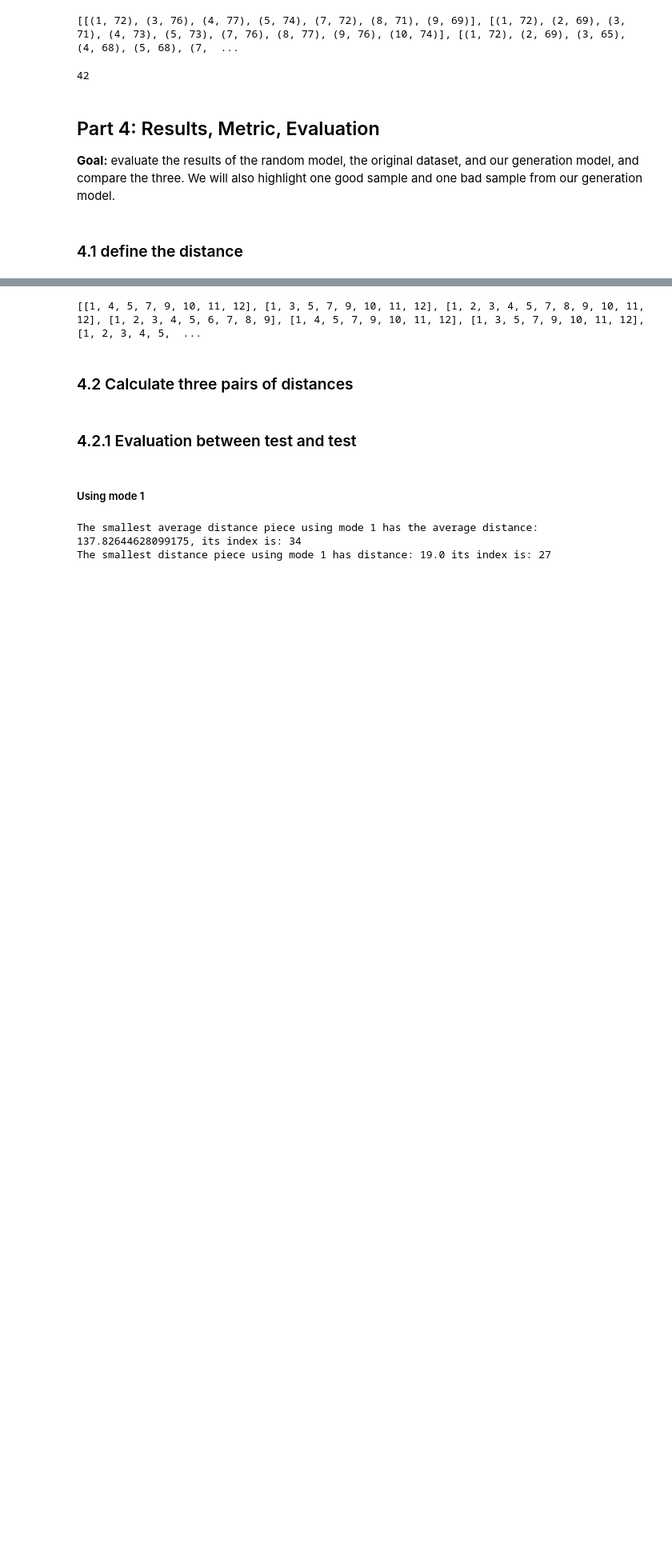
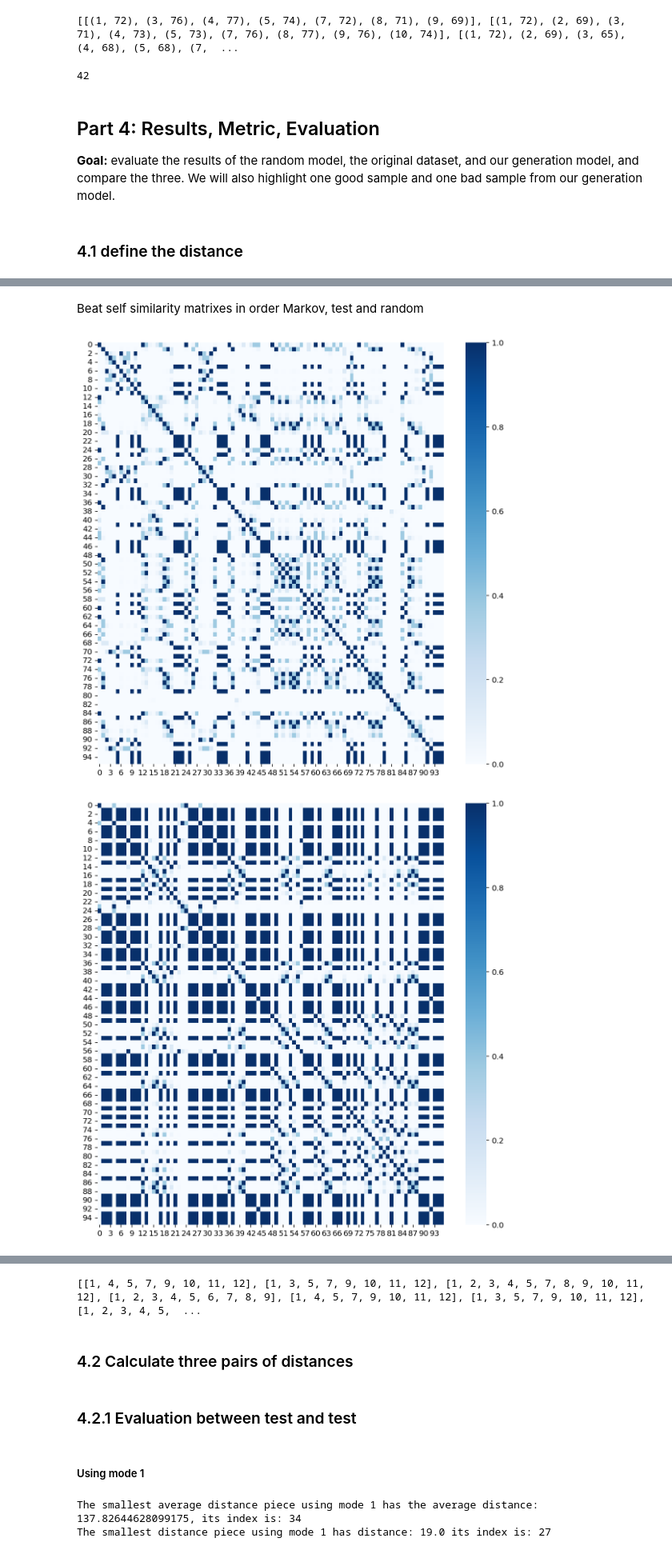
Before and after one commit to zwierski/dh-401-piece-generation-group-2, a Jupyter notebook: assignment3.ipynb, the cells around one changed output, grey strips where cells are left out. Shown at 80% size. Cells and saved outputs as stored; diff of their text form; code cells hidden in the pictures; blank space fills up the shorter version.

Commit message:
self similarity matrix

```diff
--- a/assignment3.ipynb
+++ b/assignment3.ipynb
@@ -599,0 +608,4 @@ data_random['beat_pitch'] = data_random['tuple_beat_and_pitch'].apply(ast.litera
+# %%
+song_0_markov = data_markov.loc[100,'beat_pitch']
+song_0_test = data_test.loc[100,'beat_pitch']
+song_0_random = data_random.loc[100,'beat_pitch']
@@ -599,0 +636,31 @@ data_random['beat_pitch'] = data_random['tuple_beat_and_pitch'].apply(ast.litera
+# %%
+def similarity_function(note1, note2):
+    """
+    calculate the similarity between two notes
+    """
+    difference = abs(note1 - note2)
+    # return 1/(1+difference)
+    # return 1/(1+difference**2)
+    return np.exp(-difference)
+# %%
+# self similarities matrix
+def self_similarity_matrix_for_beat(song_0):
+    # first make it into one vector
+    song_1 = make_into_one_vector(song_0)
+    # calculate the self similarity matrix
+    self_similarity_matrix = np.zeros((len(song_1), len(song_1)))
+    for i in range(len(song_1)):
+        note1 = song_1[i]
+        for j in range(len(song_1)):
+            note2 = song_1[j]
+            self_similarity_matrix[i][j] = similarity_function(note1, note2)
+    return self_similarity_matrix
+# %%
+# print as heatmap
+def print_heatmap(matrix):
+    """
+    print the heatmap of the matrix
+    """
+    plt.figure(figsize=(10,10))
+    sns.heatmap(matrix, cmap='Blues')
+    plt.show()
@@ -599,0 +685,12 @@ data_random['beat_pitch'] = data_random['tuple_beat_and_pitch'].apply(ast.litera
+# %% [markdown]
+Beat self similarity matrixes in order Markov, test and random
+# %%
+self_similarity_matrix_markov = self_similarity_matrix_for_beat(song_0_markov)
+print_heatmap(self_similarity_matrix_markov)
+self_similarity_matrix_test = self_similarity_matrix_for_beat(song_0_test)
+print_heatmap(self_similarity_matrix_test)
+self_similarity_matrix_random = self_similarity_matrix_for_beat(song_0_random)
+print_heatmap(self_similarity_matrix_random)
+# %% [output]
+[figure, added]
+[figure, added]
```
Also changed, not shown: parts of 10 cells of this notebook.
